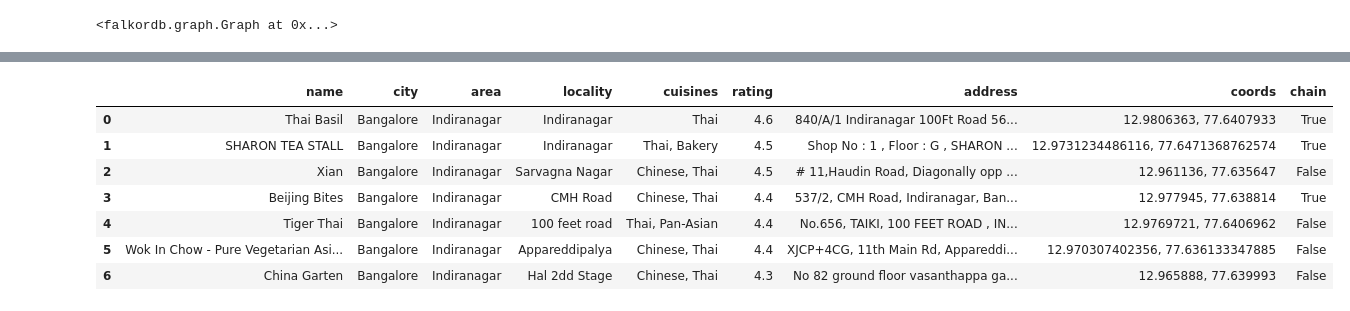
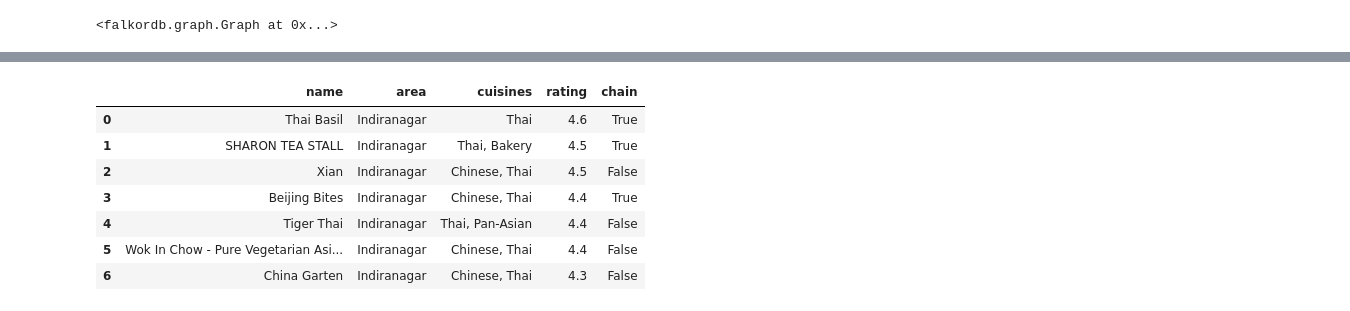
Before and after one commit to vikas-gits-good/Freelance_P-01_Cuisine-Menu-Recommendation-App, a Jupyter notebook: src/RAG/Notebook/test0.ipynb, the cells around one changed output, grey strips where cells are left out. Saved outputs shown, nothing was run; the diff lists cells and outputs as text; code cells hidden in the pictures.

```diff
--- a/src/RAG/Notebook/test0.ipynb
+++ b/src/RAG/Notebook/test0.ipynb
@@ -184,8 +184,8 @@ from typing import Literal, Dict, Any, List
 def get_competitors_data(
     q_params: dict,
     output: Literal['dict', 'dataframe'] = 'dict',
-    exclude: List[str]=["ids", "city_id"],
-) -> List[Dict[str, Any]] | pd.DataFrame:
+    exclude: Set[str]={"ids", "city_id"},
+) -> Dict[str, Any] | pd.DataFrame:
     graph_query = """
     MATCH (:Area {name: $area})-[:HAS_LOCALITY]->(:Locality)-[:HAS_RESTAURANT]->(r:Restaurant)
     MATCH (r)-[:SERVES_MAIN_CUISINE]->(:MainCuisine {name: $cuisine})
@@ -194,40 +194,47 @@ def get_competitors_data(
     ORDER BY r.rating DESC, r.name ASC
     LIMIT $limit
     """
+    # include some menu pricing info. Min, Max, Mean, Median, Mode, SD.
+    # All rstn in area's mean and sd, all rstn in area serving same cuisine
+    # restructure the json to be {'column':[data]} instead of [{'col':data},{'col':data},]
+
     result = graph.query(graph_query, q_params).result_set
-    rqrd_data = [
-        {
-            key: ', '.join([str(item) for item in val]) if isinstance(val, list) else val
-            for key, val in res[0].properties.items()
-            if key not in exclude
-        }
-        for res in result
-    ]
+    nodes = [node[0] for node in result] # flatten data
+    rqrd_data = {
+        key: [
+            ', '.join(str(item) for item in node.properties[key])
+            if isinstance(node.properties[key], list)
+            else node.properties[key]
+            for node in nodes
+        ]
+        for key in nodes[0].properties.keys()
+        if key not in exclude
+    }
     # include query time in logs
     return pd.DataFrame(rqrd_data) if output=='dataframe' else rqrd_data
 # %%
 from src.RAG.Config.tool_models import GetCompetitorDataModels
 
 f_params = GetCompetitorDataModels.FunctionParams(
     q_params=GetCompetitorDataModels.QueryParams(
         area='Indiranagar',
         cuisine='Thai',
         limit=200,
     ),
     output='dataframe',
-    exclude=['ids','city_id'],
+    exclude={'ids','city_id',"locality", "city", "address", "coords"},
 )
 cmpt_data = get_competitors_data(**f_params.model_dump())
 cmpt_data
 # %% [output]
-|  | name | city | area | locality | cuisines | rating | address | coords | chain |
-| 0 | Thai Basil | Bangalore | Indiranagar | Indiranagar | Thai | 4.6 | 840/A/1 Indiranagar 100Ft Road 56... | 12.9806363, 77.6407933 | True |
-| 1 | SHARON TEA STALL | Bangalore | Indiranagar | Indiranagar | Thai, Bakery | 4.5 | Shop No : 1 , Floor : G , SHARON ... | 12.9731234486116, 77.6471368762574 | True |
-| 2 | Xian | Bangalore | Indiranagar | Sarvagna Nagar | Chinese, Thai | 4.5 | # 11,Haudin Road, Diagonally opp ... | 12.961136, 77.635647 | False |
-| 3 | Beijing Bites | Bangalore | Indiranagar | CMH Road | Chinese, Thai | 4.4 | 537/2, CMH Road, Indiranagar, Ban... | 12.977945, 77.638814 | True |
-| 4 | Tiger Thai | Bangalore | Indiranagar | 100 feet road | Thai, Pan-Asian | 4.4 | No.656, TAIKI, 100 FEET ROAD , IN... | 12.9769721, 77.6406962 | False |
-| 5 | Wok In Chow - Pure Vegetarian Asi... | Bangalore | Indiranagar | Appareddipalya | Chinese, Thai | 4.4 | XJCP+4CG, 11th Main Rd, Appareddi... | 12.970307402356, 77.636133347885 | False |
-| 6 | China Garten | Bangalore | Indiranagar | Hal 2dd Stage | Chinese, Thai | 4.3 | No 82 ground floor vasanthappa ga... | 12.965888, 77.639993 | False |
+|  | name | area | cuisines | rating | chain |
+| 0 | Thai Basil | Indiranagar | Thai | 4.6 | True |
+| 1 | SHARON TEA STALL | Indiranagar | Thai, Bakery | 4.5 | True |
+| 2 | Xian | Indiranagar | Chinese, Thai | 4.5 | False |
+| 3 | Beijing Bites | Indiranagar | Chinese, Thai | 4.4 | True |
+| 4 | Tiger Thai | Indiranagar | Thai, Pan-Asian | 4.4 | False |
+| 5 | Wok In Chow - Pure Vegetarian Asi... | Indiranagar | Chinese, Thai | 4.4 | False |
+| 6 | China Garten | Indiranagar | Chinese, Thai | 4.3 | False |
 # %%
 def get_competitors_menu(
     q_params: dict,
```
Also changed, not shown: parts of 12 cells of this notebook, 1 other file.
